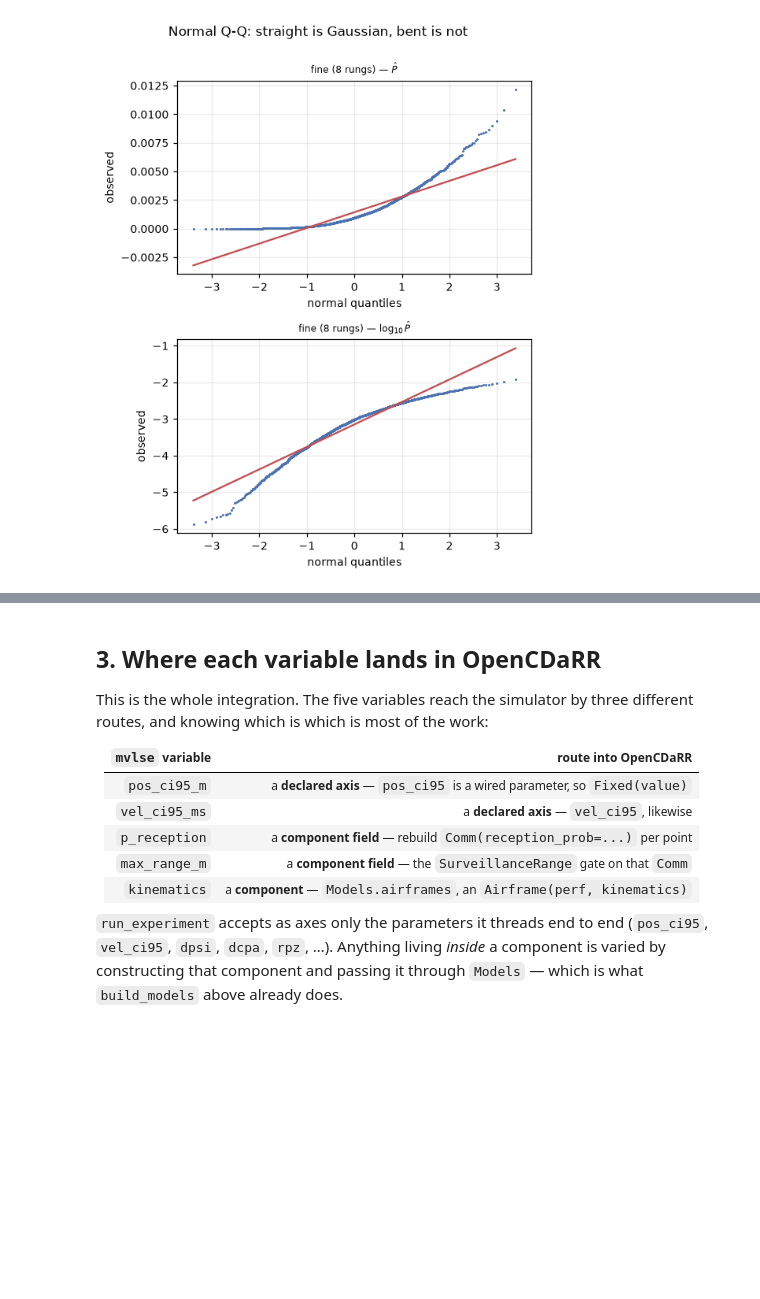
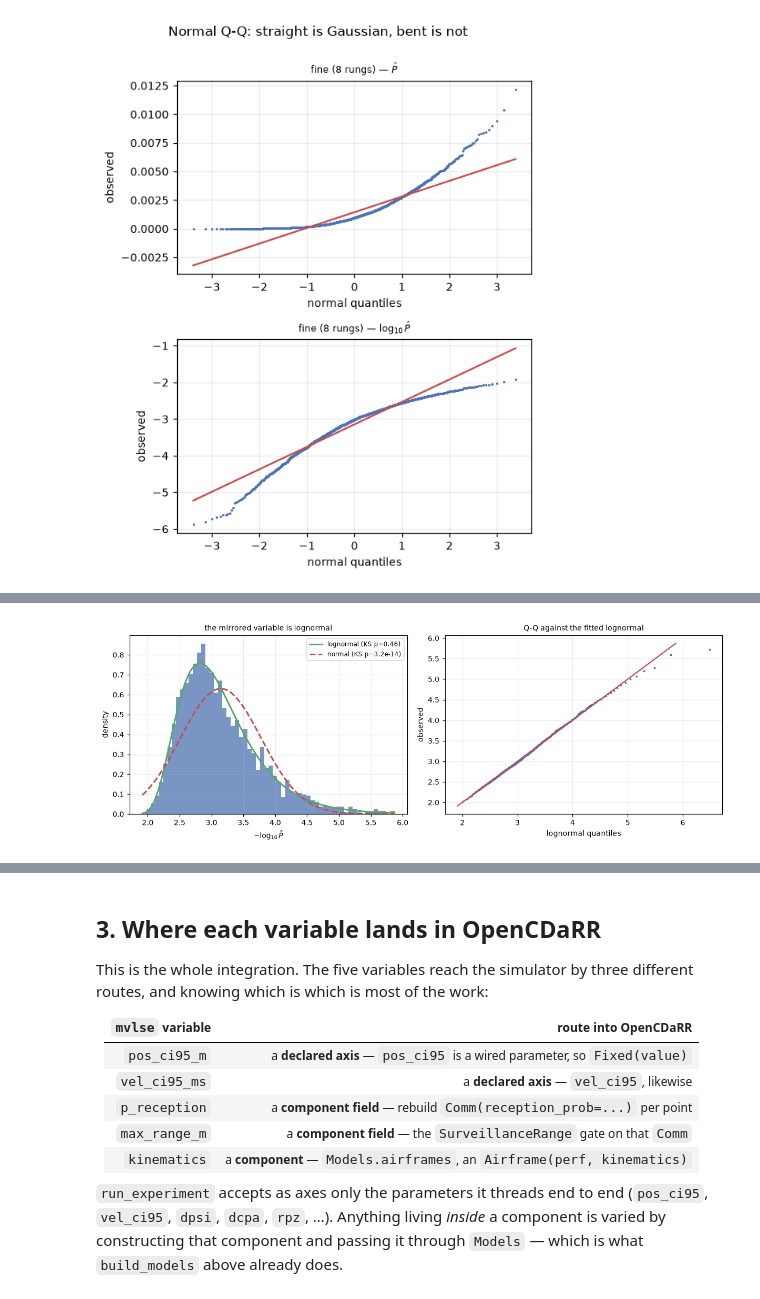
Before and after one commit to fazlurnu/MixedVarLSE, a Jupyter notebook: examples/opencdarr_blackbox.ipynb, the cells around one changed output, grey strips where cells are left out. Saved outputs shown, nothing was run; the diff lists cells and outputs as text; code cells hidden in the pictures; blank space fills up the shorter version.

```diff
--- a/examples/opencdarr_blackbox.ipynb
+++ b/examples/opencdarr_blackbox.ipynb
@@ -289,0 +329,29 @@ Resample from the 2000 draws to see how fast that happens.
+# %%
+fig, axes = plt.subplots(1, 2, figsize=(11, 4))
+
+# left: the mirrored variable with the lognormal fit
+par_ln = stats.lognorm.fit(M)
+par_no = stats.norm.fit(M)
+grid = np.linspace(M.min(), M.max(), 500)
+axes[0].hist(M, bins=60, density=True, color="#4c72b0", alpha=0.75, edgecolor="none")
+axes[0].plot(grid, stats.lognorm.pdf(grid, *par_ln), "-", color="#55a868", lw=2,
+             label=f"lognormal (KS p={stats.kstest(M, lambda x: stats.lognorm.cdf(x, *par_ln)).pvalue:.2f})")
+axes[0].plot(grid, stats.norm.pdf(grid, *par_no), "--", color="#c44e52", lw=2,
+             label=f"normal (KS p={stats.kstest(M, lambda x: stats.norm.cdf(x, *par_no)).pvalue:.1e})")
+axes[0].set_xlabel(r"$-\log_{10}\hat{P}$")
+axes[0].set_ylabel("density")
+axes[0].set_title("the mirrored variable is lognormal", fontsize=9)
+axes[0].legend(fontsize=8)
+
+# right: Q-Q against the fitted lognormal
+q = np.linspace(0.001, 0.999, 400)
+axes[1].plot(stats.lognorm.ppf(q, *par_ln), np.quantile(M, q), ".", ms=3, color="#4c72b0")
+lim = [M.min(), M.max()]
+axes[1].plot(lim, lim, "-", color="#c44e52", lw=1.5)
+axes[1].set_xlabel("lognormal quantiles")
+axes[1].set_ylabel("observed")
+axes[1].set_title("Q-Q against the fitted lognormal", fontsize=9)
+fig.tight_layout()
+plt.show()
+# %% [output]
+[figure, added]
```
Also changed, not shown: parts of 25 cells of this notebook, 11 other files.
